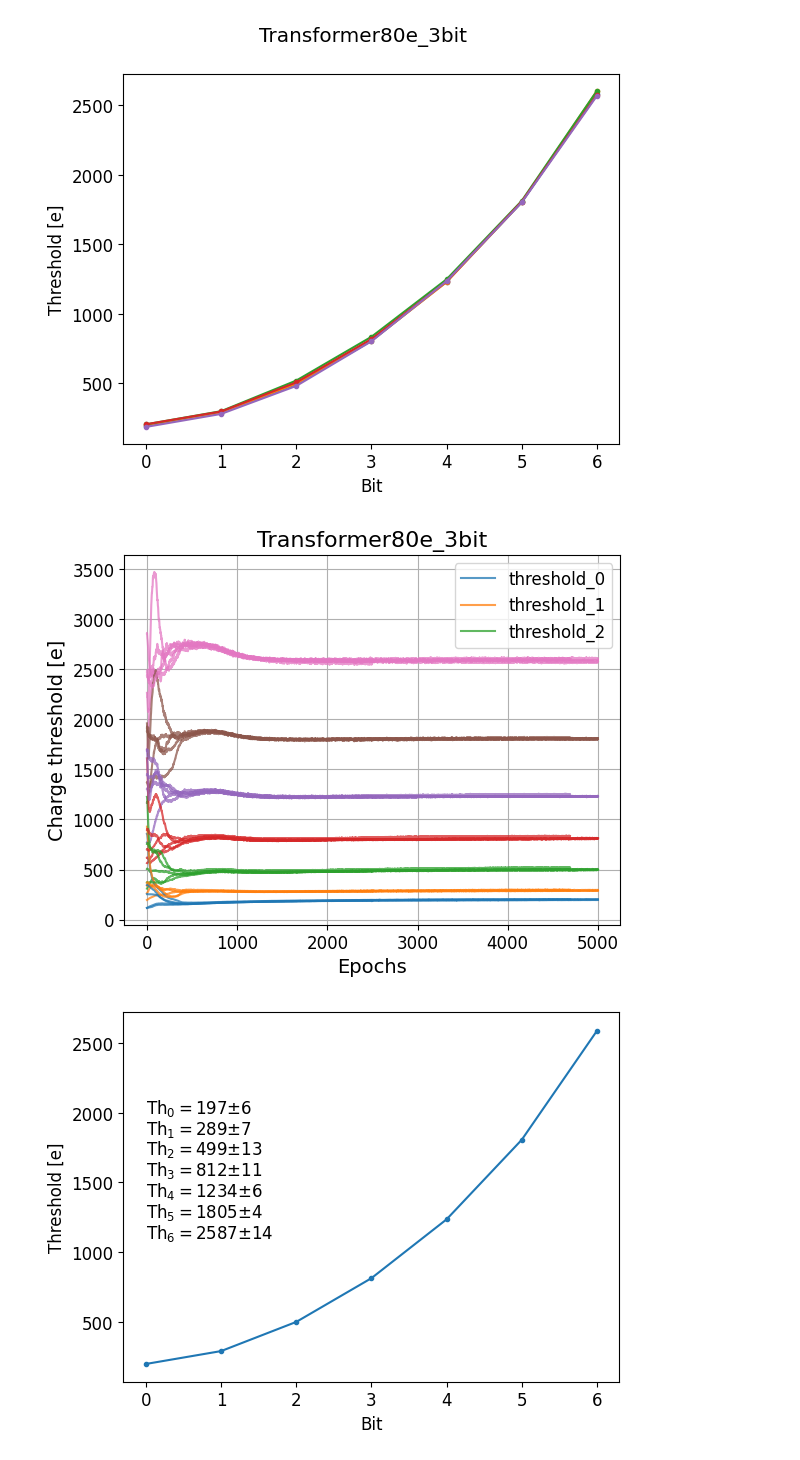
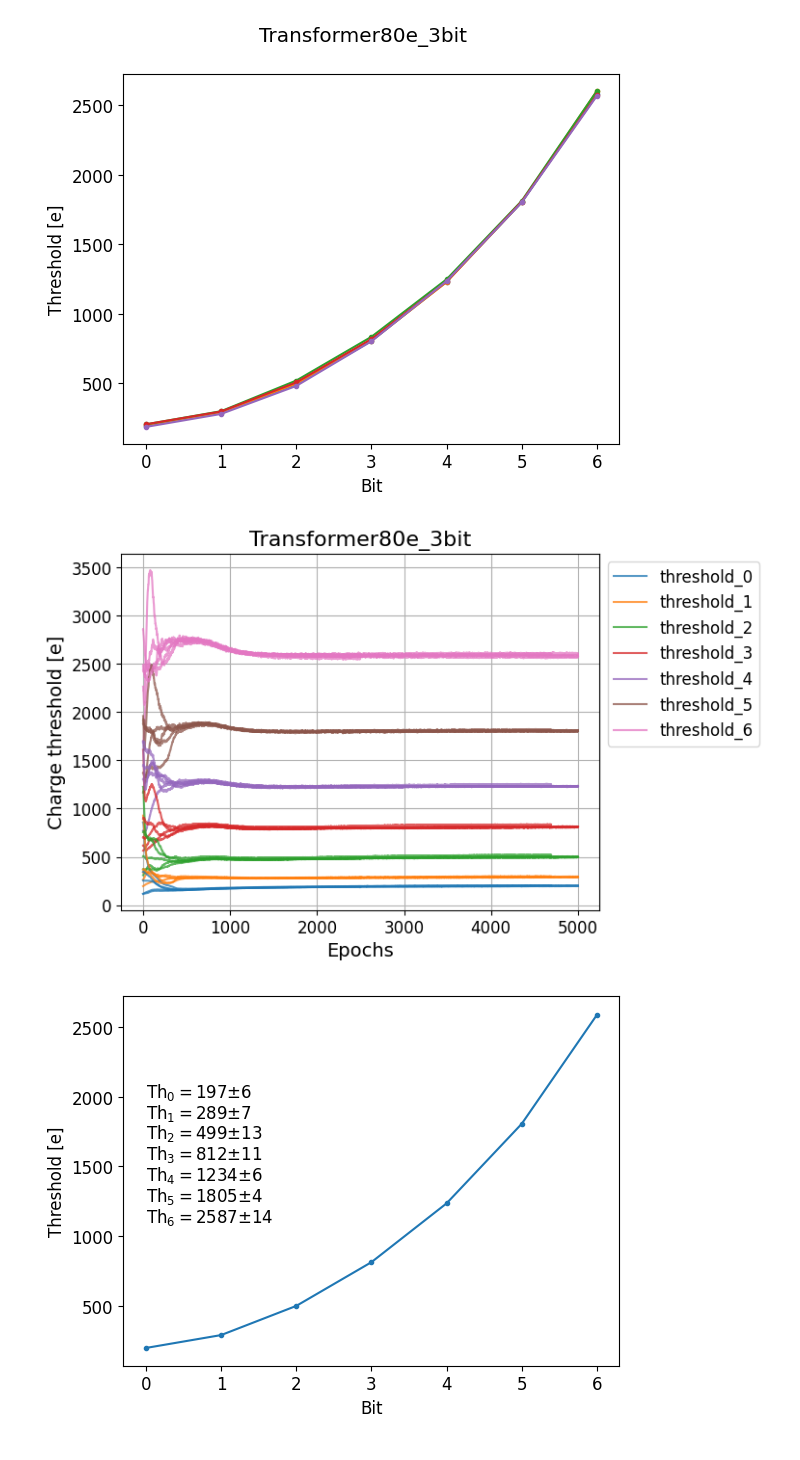
Before and after one commit to jennetd/smart-pixels-ml, a Jupyter notebook: perf_Transformer80e_3bit.ipynb, the cells around one changed output. Saved outputs shown, nothing was run; the diff lists cells and outputs as text; code cells hidden in the pictures.

```diff
--- a/perf_Transformer80e_3bit.ipynb
+++ b/perf_Transformer80e_3bit.ipynb
@@ -227,23 +227,23 @@ plt.suptitle(training_name);
 # %%
 # THRESHOLD EVOLUTION --------------------------------------
 
 plt.grid()
 
 
 for i,df in thresholds.items():
 
     for i,c in enumerate(df.columns):
         epochs = df.index
         th_charge = df['threshold_'+str(i)]
         plt.plot(epochs, th_charge, linestyle='-', color=colors[i], alpha=0.75)
 
 
-plt.legend([f'threshold_{i}' for i in range(3)],bbox_to_anchor=[1,1])
+plt.legend([f'threshold_{i}' for i in range(7)],bbox_to_anchor=[1,1])
 plt.xlabel('Epochs', fontsize =14)
 plt.ylabel('Charge threshold [e]', fontsize = 14)
 plt.title(training_name, fontsize = 16);
 # %% [output]
-[figure, old version]
+[figure, new version]
 # %%
 # AVERAGE THRESHOLDS --------------------------------------
 
```
Also changed, not shown: parts of 2 cells of this notebook, 4 other files.
